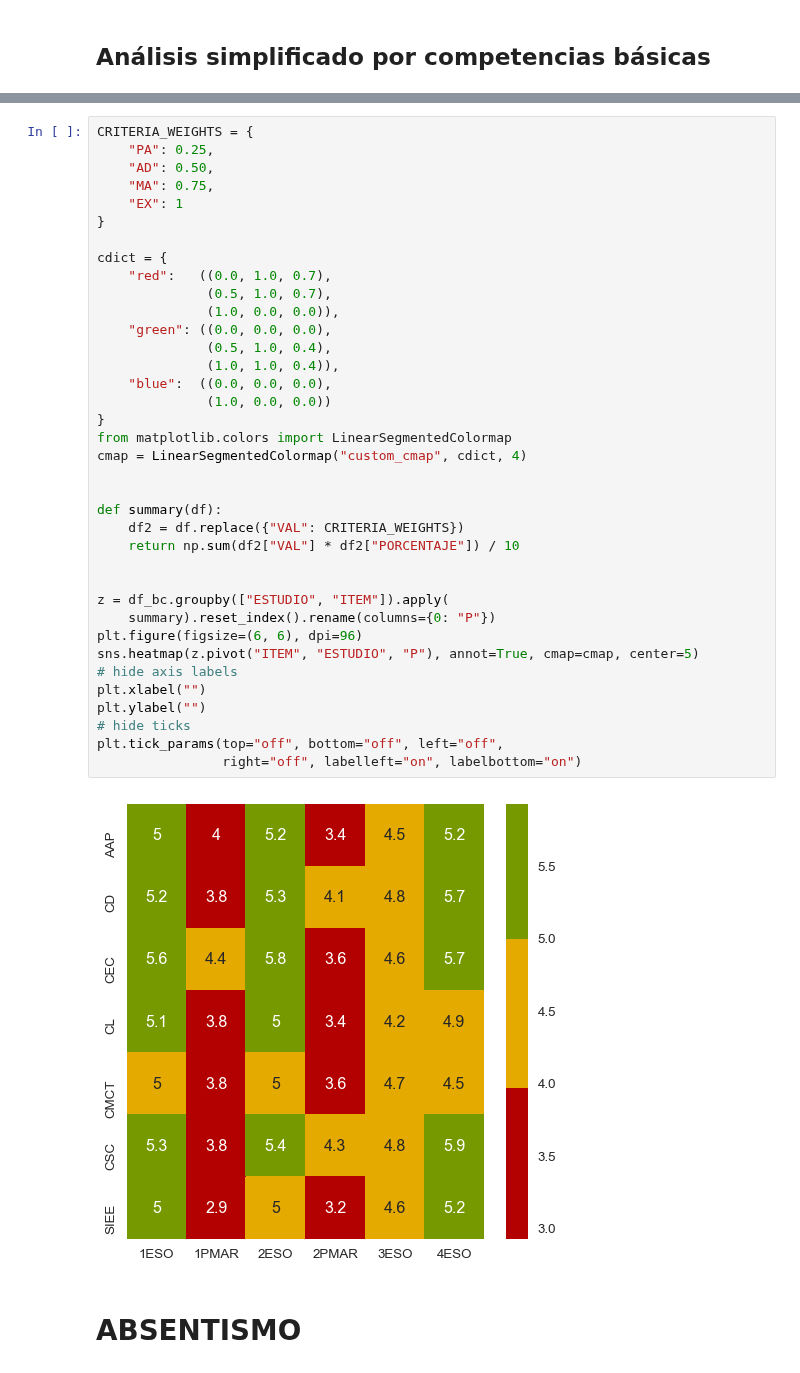
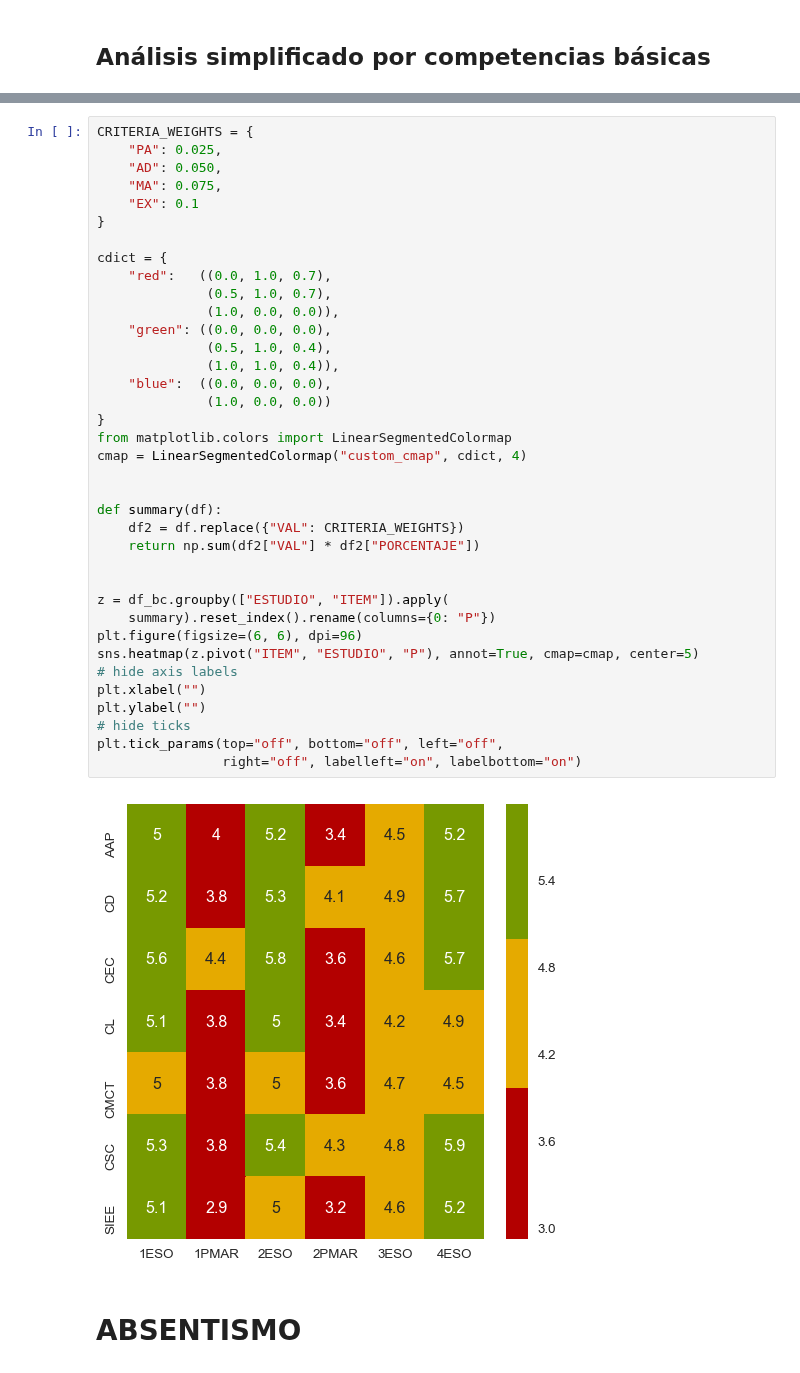
Before and after one commit to iespuertodelacruz/analitica, a Jupyter notebook: C1718/E3.ipynb, the cells around one changed output, grey strips where cells are left out. Saved outputs shown, nothing was run; the diff lists cells and outputs as text.

```diff
--- a/C1718/E3.ipynb
+++ b/C1718/E3.ipynb
@@ -334,42 +336,42 @@ p = 0.25 * \mathbb{PA} + 0.50 * \mathbb{AD} + 0.75 * \mathbb{MA} + 1 * \mathbb{E
 # %%
 CRITERIA_WEIGHTS = {
-    "PA": 0.25,
-    "AD": 0.50,
-    "MA": 0.75,
-    "EX": 1
+    "PA": 0.025,
+    "AD": 0.050,
+    "MA": 0.075,
+    "EX": 0.1
 }
 
 cdict = {
     "red":   ((0.0, 1.0, 0.7),
               (0.5, 1.0, 0.7),
               (1.0, 0.0, 0.0)),
     "green": ((0.0, 0.0, 0.0),
               (0.5, 1.0, 0.4),
               (1.0, 1.0, 0.4)),
     "blue":  ((0.0, 0.0, 0.0),
               (1.0, 0.0, 0.0))
 }
 from matplotlib.colors import LinearSegmentedColormap
 cmap = LinearSegmentedColormap("custom_cmap", cdict, 4)
 
 
 def summary(df):
     df2 = df.replace({"VAL": CRITERIA_WEIGHTS})
-    return np.sum(df2["VAL"] * df2["PORCENTAJE"]) / 10
+    return np.sum(df2["VAL"] * df2["PORCENTAJE"])
 
 
 z = df_bc.groupby(["ESTUDIO", "ITEM"]).apply(
     summary).reset_index().rename(columns={0: "P"})
 plt.figure(figsize=(6, 6), dpi=96)
 sns.heatmap(z.pivot("ITEM", "ESTUDIO", "P"), annot=True, cmap=cmap, center=5)
 # hide axis labels
 plt.xlabel("")
 plt.ylabel("")
 # hide ticks
 plt.tick_params(top="off", bottom="off", left="off",
                 right="off", labelleft="on", labelbottom="on")
 # %% [output]
-[figure, old version]
+[figure, new version]
 # %% [markdown]
 # ABSENTISMO
 # %% [markdown]
```
Also changed, not shown: parts of 4 cells of this notebook, 1 other file.
